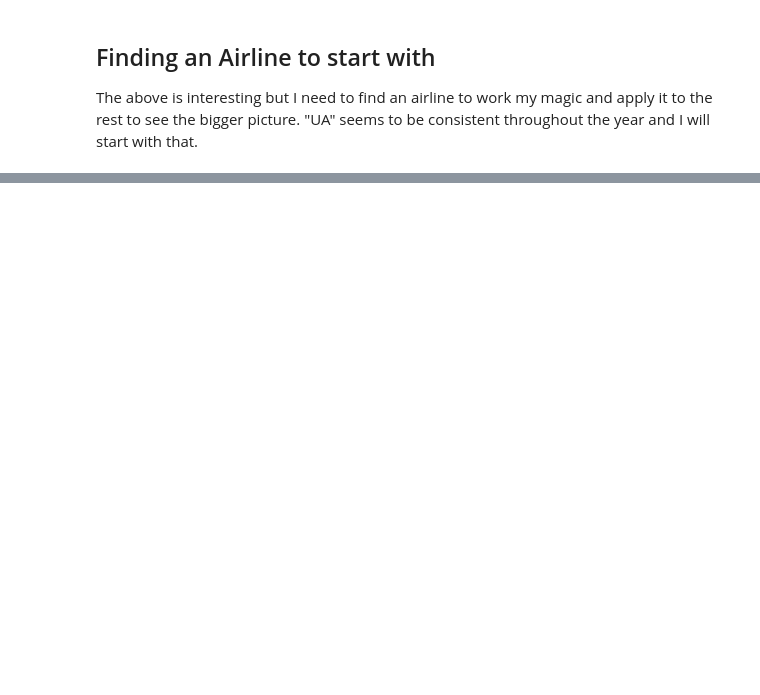
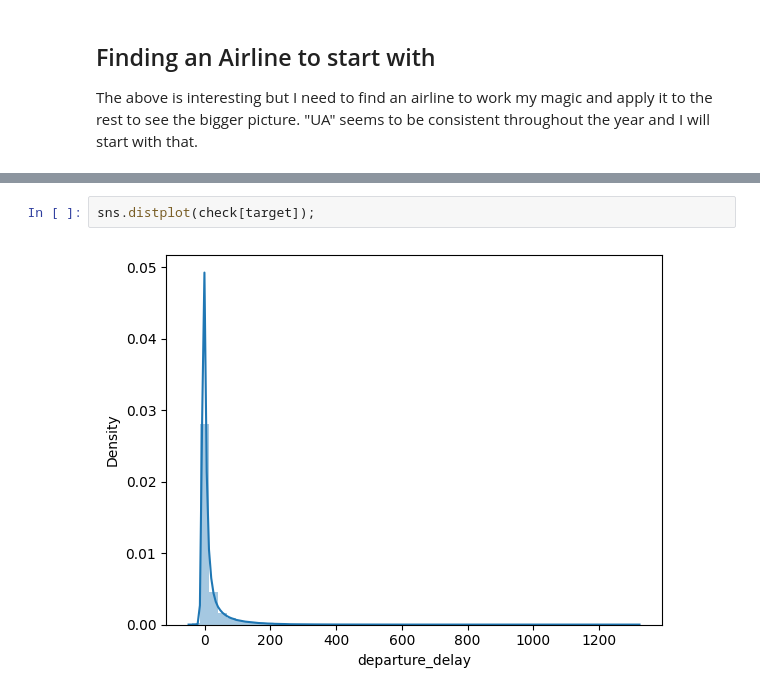
Before and after one commit to angelocandari/kag-house-price, a Jupyter notebook: airline-delays.ipynb, the cells around one changed output, grey strips where cells are left out. Drawn from its saved outputs; the diff is of its cells as text; blank space fills up the shorter version.

```diff
--- a/airline-delays.ipynb
+++ b/airline-delays.ipynb
@@ -170,0 +136,4 @@ samp
+# %%
+sns.distplot(check[target]);
+# %% [output]
+[figure, added]
```
Also changed, not shown: parts of 21 cells of this notebook.
